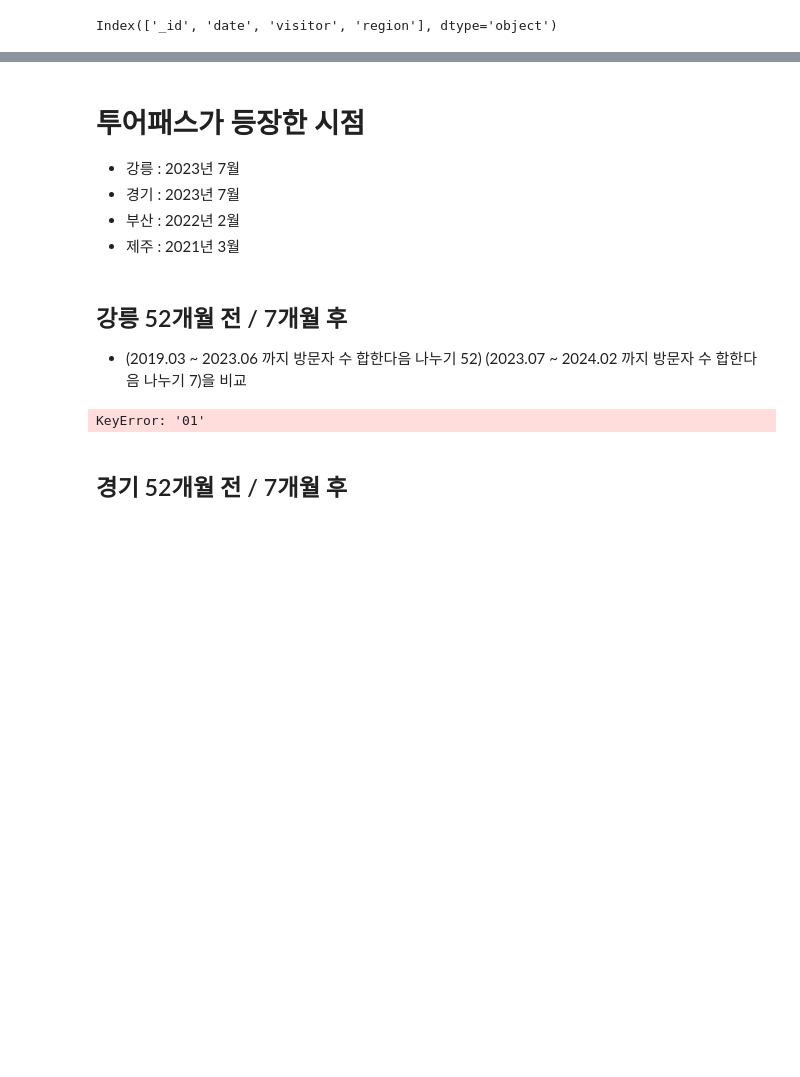
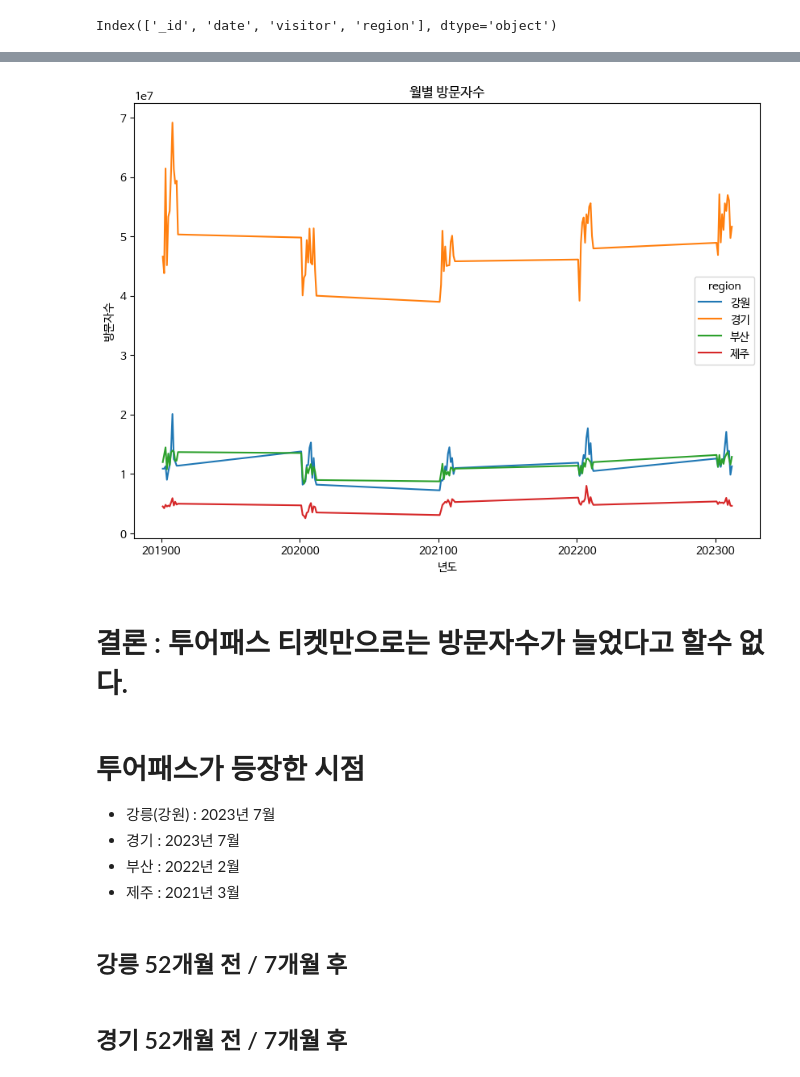
Before and after one commit to nohjuhyeon/AI_LKJ_hubs_fastapi, a Jupyter notebook: data_analysis/tour_pass/tour_pass_mj.ipynb, the cells around one changed output, grey strips where cells are left out. Saved outputs shown, nothing was run; the diff lists cells and outputs as text; code cells hidden in the pictures; blank space fills up the shorter version.

```diff
--- a/data_analysis/tour_pass/tour_pass_mj.ipynb
+++ b/data_analysis/tour_pass/tour_pass_mj.ipynb
@@ -41,19 +58,24 @@ pivot_visitor
+# %%
+pivot_visitor = pd.pivot_table(data=df_tour_pass,index="date",columns = 'region',values='visitor', aggfunc='sum')
+ax = pivot_visitor.plot(kind='line',  figsize=(10, 7))
+# ax = pivot_visitor.plot(kind='barh',  figsize=(10, 7))
+# ax = pivot_visitor.plot(kind='area',  figsize=(10, 7))
+plt.title('월별 방문자수')
+plt.xlabel('년도')
+plt.ylabel('방문자수')
+plt.show()
+# %% [output]
+[figure, added]
+# %% [markdown]
+# 결론 : 투어패스 티켓만으로는 방문자수가 늘었다고 할수 없다.
 # %% [markdown]
 # 투어패스가 등장한 시점
-- 강릉 : 2023년 7월
+- 강릉(강원) : 2023년 7월
 - 경기 : 2023년 7월
 - 부산 : 2022년 2월
 - 제주 : 2021년 3월
 # %% [markdown]
 ## 강릉 52개월 전 / 7개월 후
-- (2019.03 ~ 2023.06 까지 방문자 수 합한다음 나누기 52) (2023.07 ~ 2024.02 까지 방문자 수 합한다음 나누기 7)을 비교
-# %%
-pivot_tour_pass_month=pd.pivot_table(data=pivot_visitor, index='region', values=['01', '02', '03', '04', '05', '06', '07', '08', '09', '10', '11', '12'],aggfunc='sum')
-# 지역별 방문자수를 월 기준으로 나눠서 표시
-pivot_visitor = pd.pivot_table(data=df_visitor,index="region",columns = 'date',values='visitor', aggfunc='sum')
-pivot_visitor
-# %% [output]
-KeyError: '01'
 # %% [markdown]
 ## 경기 52개월 전 / 7개월 후
 # %% [markdown]
```
Also changed, not shown: parts of 5 cells of this notebook, 3 other files.
